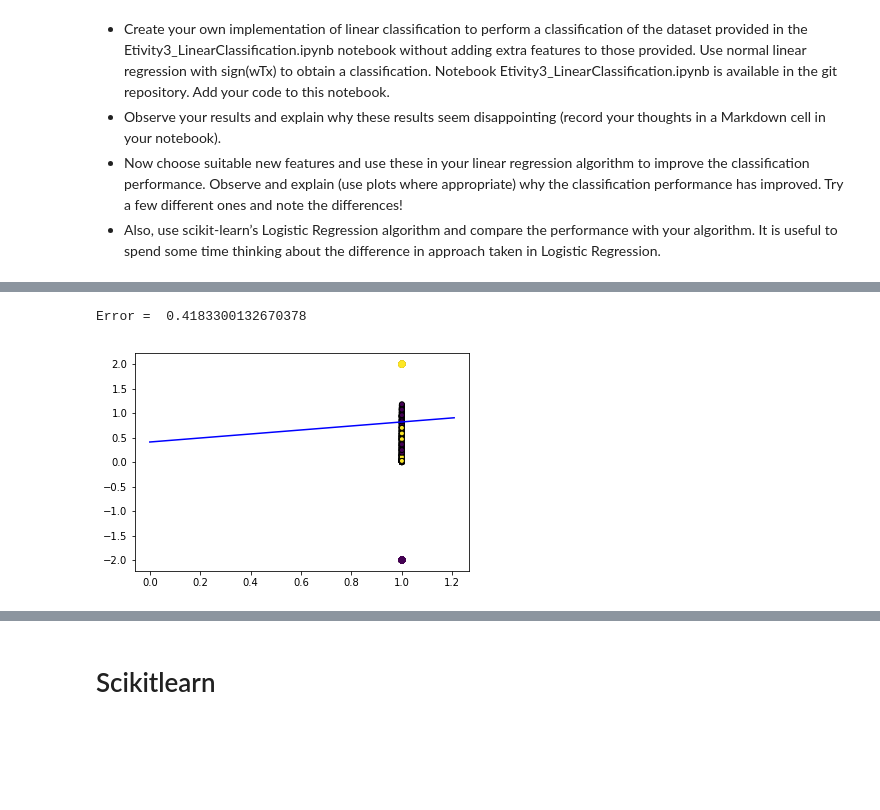
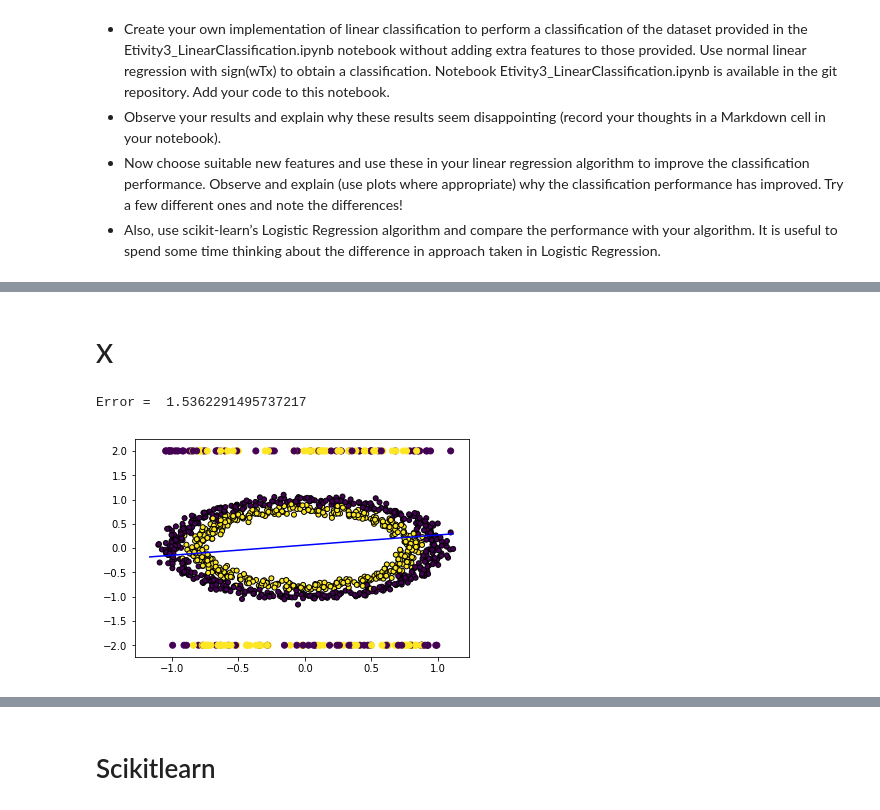
Before and after one commit to vipulpopat/MSCAI_Sem1_Etivity3, a Jupyter notebook: Etivity3_18203485LinearClassification.ipynb, the cells around one changed output, grey strips where cells are left out. Drawn from its saved outputs; the diff is of its cells as text; code cells hidden in the pictures; blank space fills up the shorter version.

```diff
--- a/Etivity3_18203485LinearClassification.ipynb
+++ b/Etivity3_18203485LinearClassification.ipynb
@@ -50,5 +42,3 @@ print(X.shape)
 * h - hypothesis set for linear classifier h(x) = sign(wTx) for classification remove sign for regression
 * w - input space and bias w(0)
 * d - dimensional input space since x0 - 1 is fixed
-# %%
-X_train, X_test, y_train, y_test = train_test_split(X,y, test_size=0.2, random_state=0)
@@ -78,11 +61,10 @@ class linearmodel(object):
     def fit(self, X, y):
         X_inverse = np.linalg.pinv(X)
         w_lin = np.matmul(X_inverse, y)
-        self.w_ = w_lin
-        return w_lin
+        self.coef_ = w_lin
 
     def product(self,X):
-        return (np.dot(X, np.transpose(self.w_)))
+        return (np.dot(X, np.transpose(self.coef_)))
 
     def predict(self, X):
         # Linear classification i.e h(x) - Sign(wTx)
@@ -121,6 +103,6 @@ def plot__(X, y, alg):
     error_mse = squared_error(y_out, y_test)
     print("Error = ",error_mse)
     plt.scatter(X[:, 1], X[:, 2], marker='o', c=y,s=25, edgecolor='k')
-    plt.plot(horz, decision_boundary_lin(alg.w_, minx, maxx), color='blue')
+    plt.plot(horz, decision_boundary_lin(alg.coef_, minx, maxx), color='blue')
 
     plt.scatter(X_test[:,1], y_out*2, c=y_test)
@@ -139,6 +109,10 @@ Error =  1.541103500742244
-# %%
-lm_cls2 = linearmodel("classification")
-plot__(X_square_train, y_train, lm_cls2)
-# %% [output]
-Error =  0.4183300132670378
-[figure, removed]
+# %%
+lm_cls_nor = linearmodel("classification")
+lm_cls_nor.fit(X,y)
+# %% [markdown]
+# X
+# %%
+plot__(X, y, lm_cls_nor)
+# %% [output]
+Error =  1.5362291495737217
+[figure, added]
```
Also changed, not shown: parts of 31 cells of this notebook.
